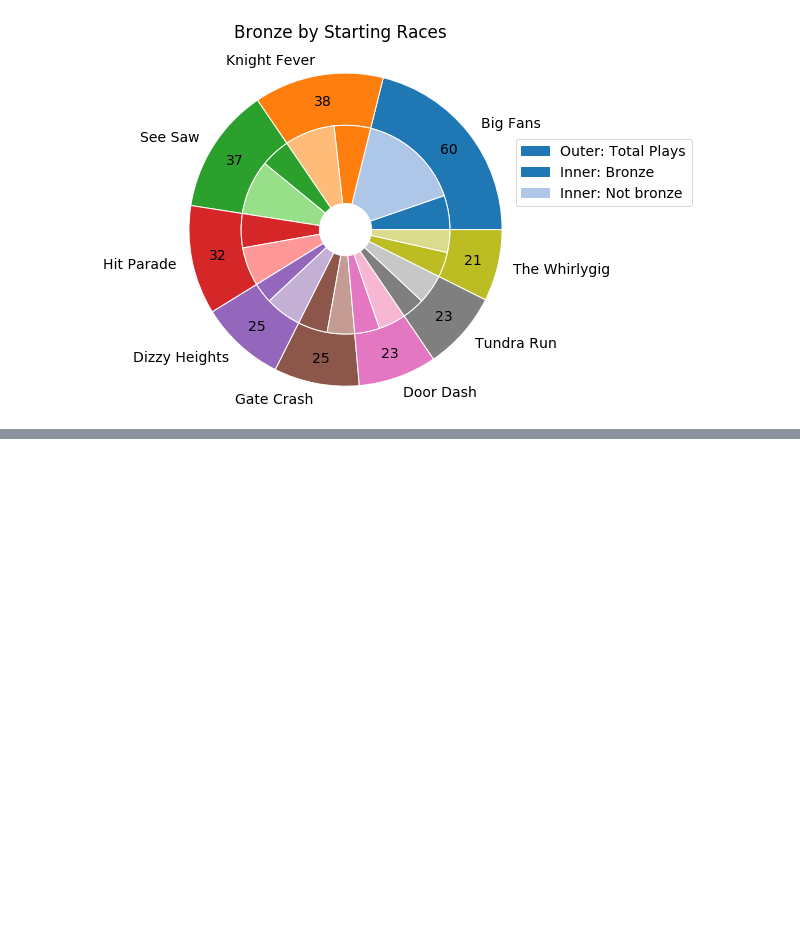
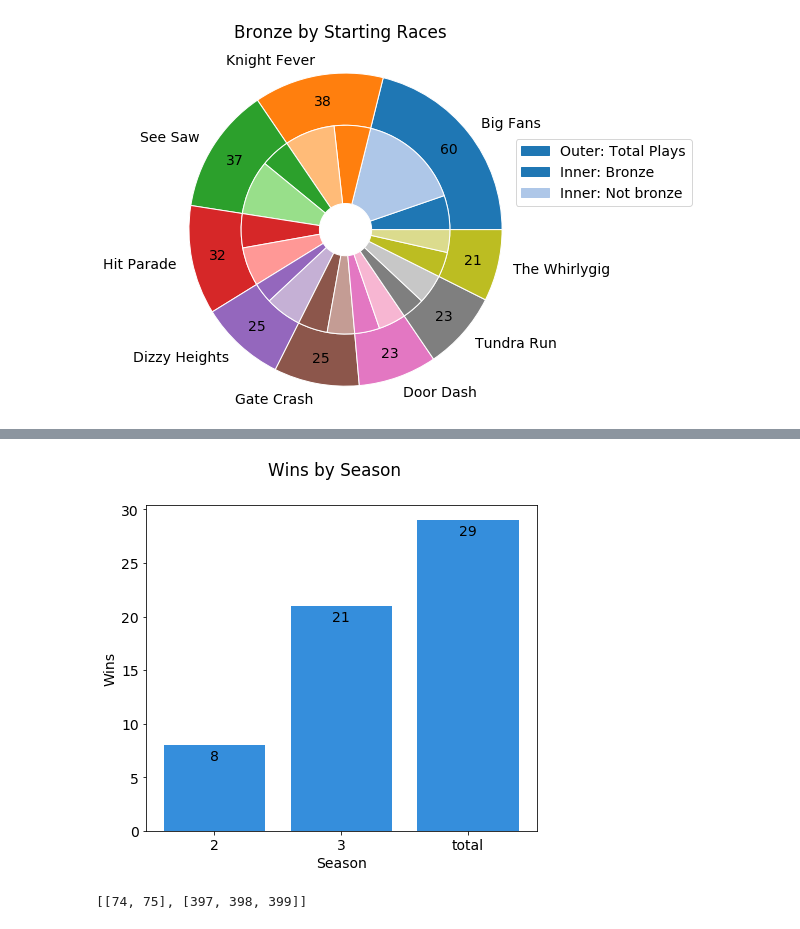
Before and after one commit to jvmohr/FallGuysCharts, a Jupyter notebook: Fall Guys Data Exploration.ipynb, the cells around one changed output, grey strips where cells are left out. Drawn from its saved outputs; the diff is of its cells as text; code cells hidden in the pictures; blank space fills up the shorter version.

```diff
--- a/Fall Guys Data Exploration.ipynb
+++ b/Fall Guys Data Exploration.ipynb
@@ -262,0 +274,10 @@ fgv.startingRacesPie(rounds_df, inner='bronze', title='Bronze by Starting Races'
+# %%
+# Get a bar chart for wins by season
+fgv.winsBySeasonBar(shows_info_df)
+# %% [output]
+[figure, added]
+# %%
+# Get win streaks (returns row ids for shows_df)
+getStreaks(shows_df)
+# %% [output]
+[[74, 75], [397, 398, 399]]
```
Also changed, not shown: parts of 15 cells of this notebook, 5 other files.
